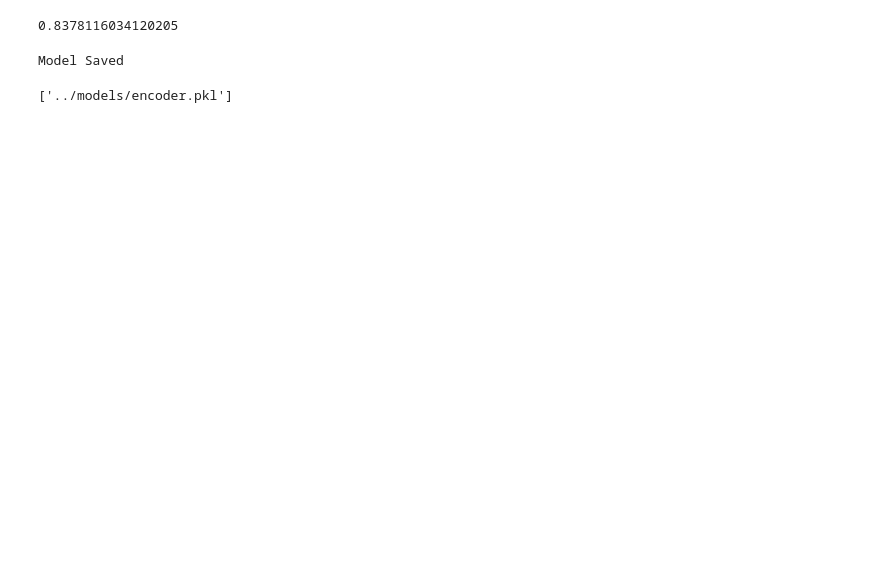
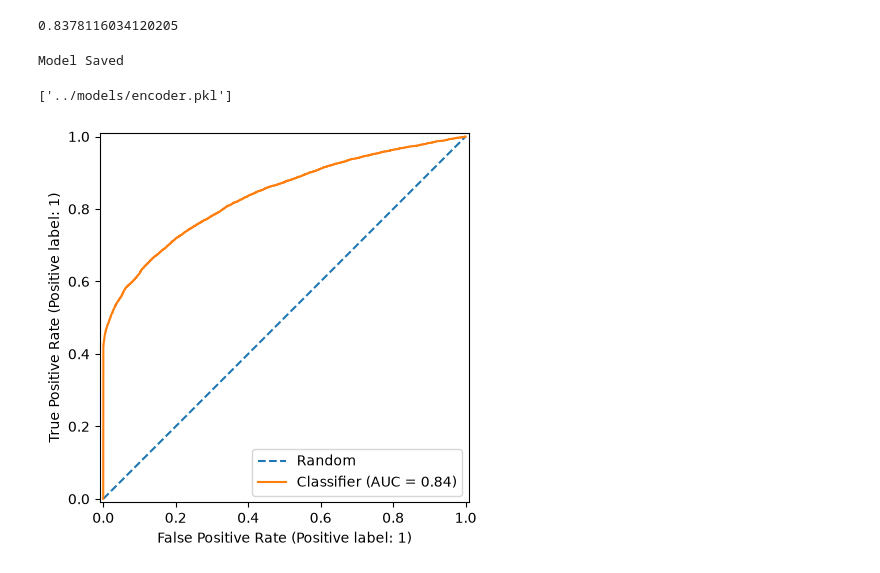
Before and after one commit to samisiraj/loan-default-prediction, a Jupyter notebook: notebooks/03_modelling.ipynb, the cells around one changed output. Saved outputs shown, nothing was run; the diff lists cells and outputs as text; code cells hidden in the pictures; blank space fills up the shorter version.

```diff
--- a/notebooks/03_modelling.ipynb
+++ b/notebooks/03_modelling.ipynb
@@ -356,3 +351,17 @@ joblib.dump(scaler, '../models/scaler.pkl')
 joblib.dump(encoder, '../models/encoder.pkl')
 # %% [output]
 ['../models/encoder.pkl']
+# %%
+best_model = joblib.load('../models/best_logistic_model.pkl')
+y_val_pred = best_model.predict_proba(X_val)[:, 1]
+val_roc_auc = roc_auc_score(y_val, y_val_pred)
+# %%
+fig, ax = plt.subplots()
+
+ax.plot([0, 1], [0, 1], linestyle='--', label='Random')
+
+RocCurveDisplay.from_predictions(y_val, y_val_pred, ax=ax)
+
+plt.show()
+# %% [output]
+[figure, added]
```
Also changed, not shown: parts of 27 cells of this notebook, 1 other file.
